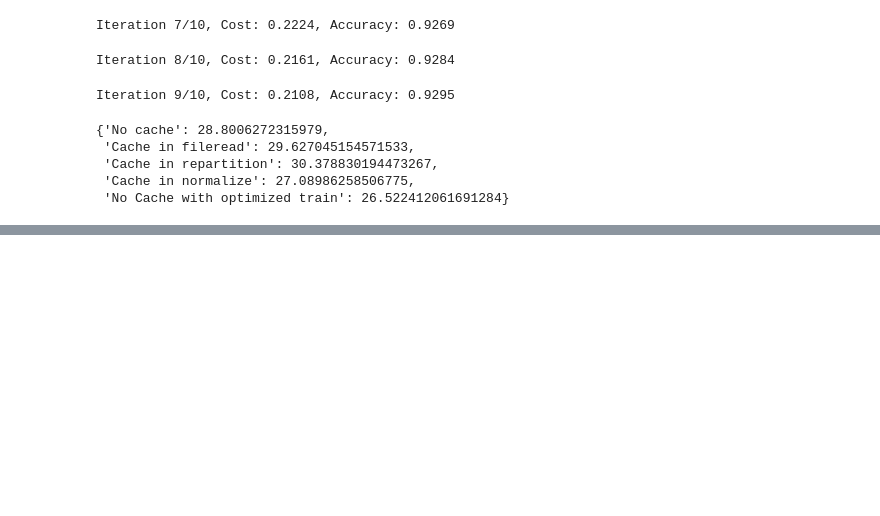
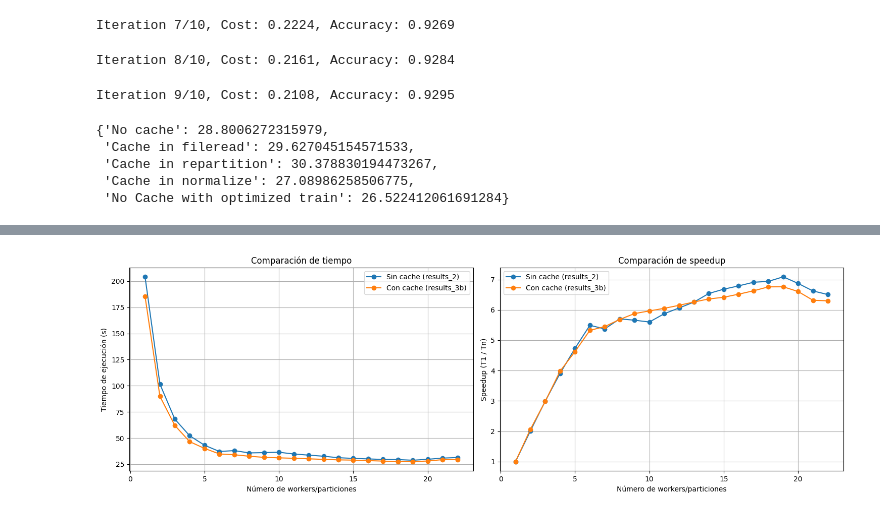
Before and after one commit to yabol02/botnet_spark, a Jupyter notebook: exercise_3.ipynb, the cells around one changed output, grey strips where cells are left out. Cells and saved outputs as stored; diff of their text form; code cells hidden in the pictures; blank space fills up the shorter version.

```diff
--- a/exercise_3.ipynb
+++ b/exercise_3.ipynb
@@ -285,7 +288,7 @@ def get_best_configuration(results):
 # %%
 LEARNING_RATE = 1.5
 LAMBDA_REG = 0.0
-CONFIG_WORKERS_PARTITIONS = get_best_configuration(results).get("num_workers_partitions", None)
+CONFIG_WORKERS_PARTITIONS = get_best_configuration(results_2).get("num_workers_partitions", None)
 CONFIG_WORKERS_PARTITIONS
 # %% [output]
 19
@@ -466,0 +583,38 @@ results_cache
+# %%
+def plot_compare_results(results_no_cache, results_cache):
+    workers_no_cache = [r["num_workers_partitions"] for r in results_no_cache]
+    times_no_cache = [r["execution_time"] for r in results_no_cache]
+
+    workers_cache = [r["num_workers_partitions"] for r in results_cache]
+    times_cache = [r["execution_time"] for r in results_cache]
+
+    speedup_no_cache = [times_no_cache[0] / t for t in times_no_cache]
+    speedup_cache = [times_cache[0] / t for t in times_cache]
+
+    fig, (ax1, ax2) = plt.subplots(1, 2, figsize=(15, 5))
+
+    # Tiempo de ejecución
+    ax1.plot(workers_no_cache, times_no_cache, marker="o", label="Sin cache (results_2)")
+    ax1.plot(workers_cache, times_cache, marker="o", label="Con cache (results_3b)")
+    ax1.set_xlabel("Número de workers/particiones")
+    ax1.set_ylabel("Tiempo de ejecución (s)")
+    ax1.set_title("Comparación de tiempo")
+    ax1.grid(True)
+    ax1.legend()
+
+    # Speedup
+    ax2.plot(workers_no_cache, speedup_no_cache, marker="o", label="Sin cache (results_2)")
+    ax2.plot(workers_cache, speedup_cache, marker="o", label="Con cache (results_3b)")
+    ax2.set_xlabel("Número de workers/particiones")
+    ax2.set_ylabel("Speedup (T1 / Tn)")
+    ax2.set_title("Comparación de speedup")
+    ax2.grid(True)
+    ax2.legend()
+
+    plt.tight_layout()
+    plt.show()
+
+
+plot_compare_results(results_2, results_3b)
+# %% [output]
+[figure, added]
```
Also changed, not shown: parts of 15 cells of this notebook.
